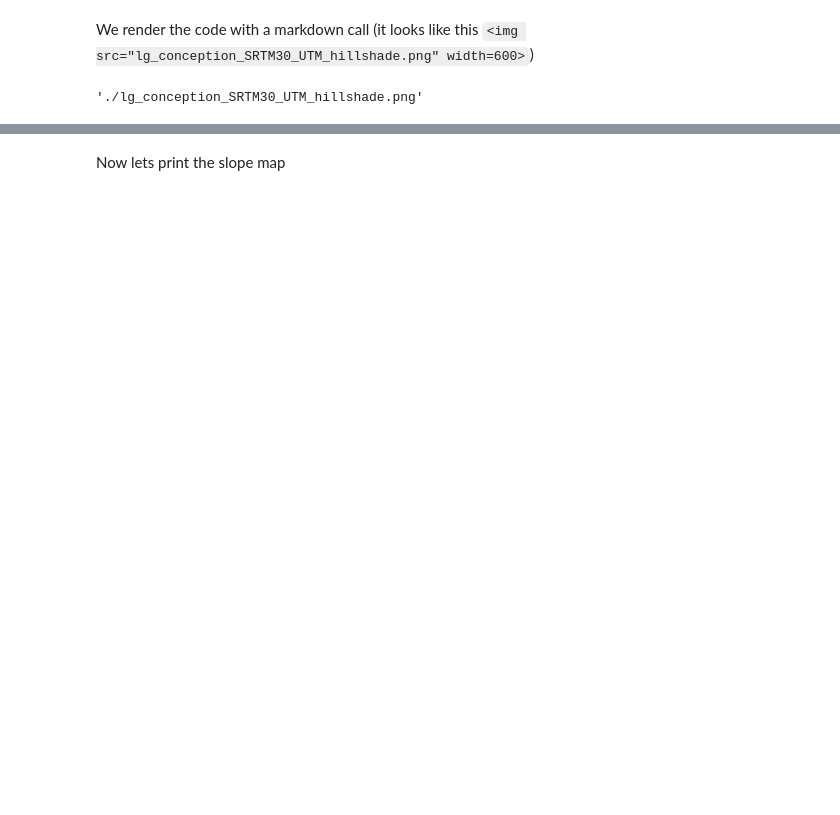
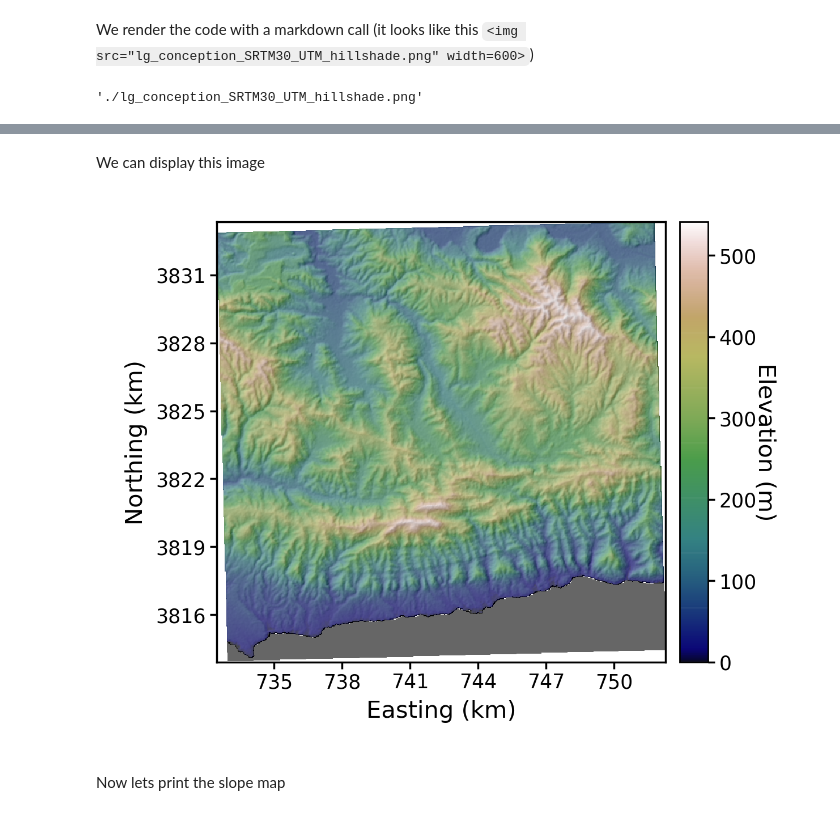
Before and after one commit to LSDtopotools/lsdtt_notebooks, a Jupyter notebook: lsdviztools/basic_topographic_analysis/Example_lsdtopotools_analysis.ipynb, the cells around one changed output, grey strips where cells are left out. Drawn from its saved outputs; the diff is of its cells as text; code cells hidden in the pictures; blank space fills up the shorter version.

```diff
--- a/lsdviztools/basic_topographic_analysis/Example_lsdtopotools_analysis.ipynb
+++ b/lsdviztools/basic_topographic_analysis/Example_lsdtopotools_analysis.ipynb
@@ -162,3 +193,10 @@ display(Markdown(todisplay))
+# %% [markdown]
+We can display this image
+# %%
+from IPython.display import Image
+Image(filename=img_name,width=800)
+# %% [output]
+[figure, added]
 # %% [markdown]
 Now lets print the slope map
 # %%
```
Also changed, not shown: parts of 14 cells of this notebook, 2 other files.
